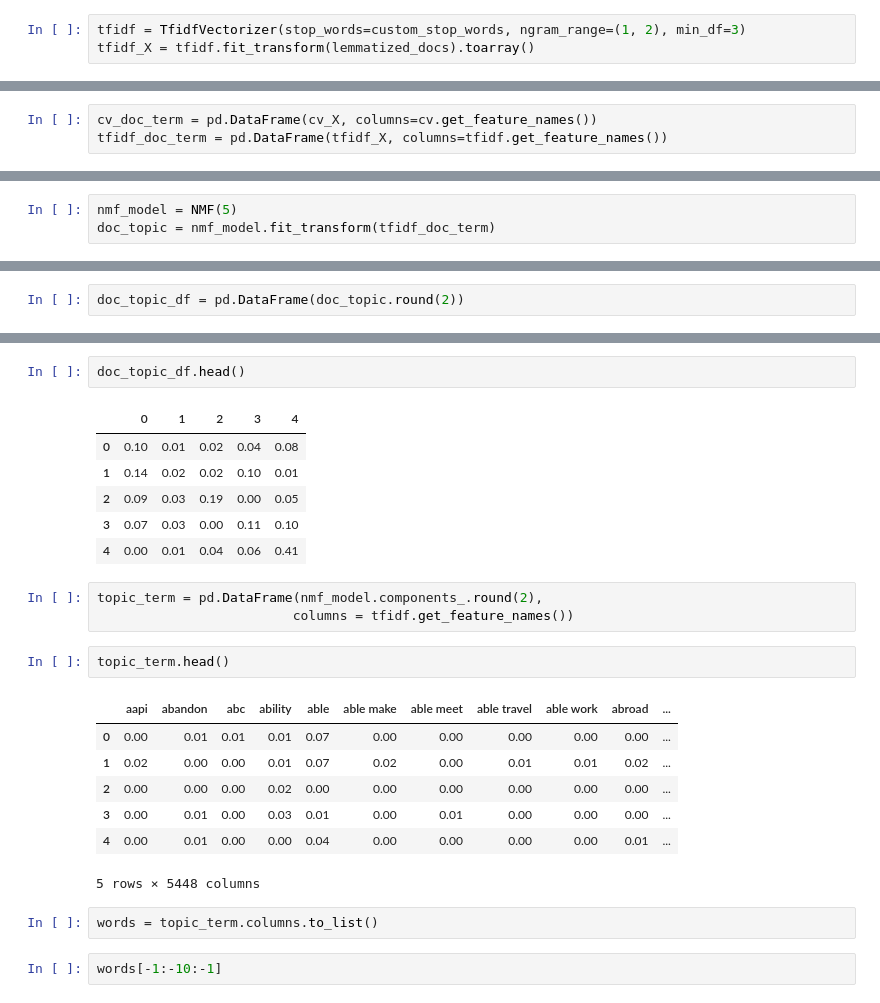
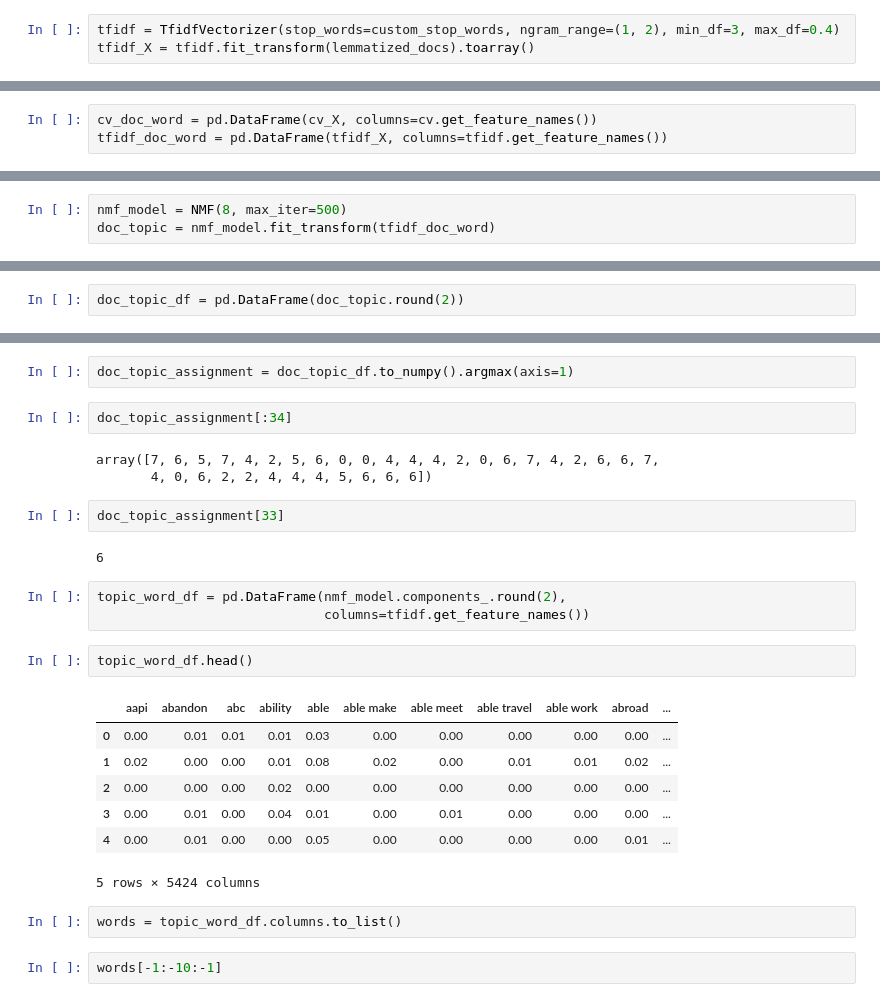
Before and after one commit to binh748/queer-asian-stories, a Jupyter notebook: notebooks/topic_modeling.ipynb, the cells around one changed output, grey strips where cells are left out. Drawn from its saved outputs; the diff is of its cells as text.

Commit message:
Almost done with topic modeling

```diff
--- a/notebooks/topic_modeling.ipynb
+++ b/notebooks/topic_modeling.ipynb
@@ -154,6 +198,6 @@ cv = CountVectorizer(stop_words=custom_stop_words, ngram_range=(1, 2), min_df=3)
 cv_X = cv.fit_transform(lemmatized_docs).toarray()
 # %%
-tfidf = TfidfVectorizer(stop_words=custom_stop_words, ngram_range=(1, 2), min_df=3)
+tfidf = TfidfVectorizer(stop_words=custom_stop_words, ngram_range=(1, 2), min_df=3, max_df=0.4)
 tfidf_X = tfidf.fit_transform(lemmatized_docs).toarray()
 # %%
 cv_X.shape
@@ -164,4 +208,4 @@ tfidf_X.shape
 # %%
-cv_doc_term = pd.DataFrame(cv_X, columns=cv.get_feature_names())
-tfidf_doc_term = pd.DataFrame(tfidf_X, columns=tfidf.get_feature_names())
+cv_doc_word = pd.DataFrame(cv_X, columns=cv.get_feature_names())
+tfidf_doc_word = pd.DataFrame(tfidf_X, columns=tfidf.get_feature_names())
 # %%
@@ -235,6 +278,6 @@ dtype: float64
 # %%
-nmf_model = NMF(5)
-doc_topic = nmf_model.fit_transform(tfidf_doc_term)
+nmf_model = NMF(8, max_iter=500)
+doc_topic = nmf_model.fit_transform(tfidf_doc_word)
 # %%
 doc_topic.shape
 # %% [output]
@@ -244,27 +299,29 @@ doc_topic_df = pd.DataFrame(doc_topic.round(2))
+# %%
+doc_topic_assignment = doc_topic_df.to_numpy().argmax(axis=1)
+# %%
+doc_topic_assignment[:34]
+# %% [output]
+array([7, 6, 5, 7, 4, 2, 5, 6, 0, 0, 4, 4, 4, 2, 0, 6, 7, 4, 2, 6, 6, 7,
+       4, 0, 6, 2, 2, 4, 4, 4, 5, 6, 6, 6])
+# %%
+doc_topic_assignment[33]
+# %% [output]
+6
+# %%
+topic_word_df = pd.DataFrame(nmf_model.components_.round(2),
+                             columns=tfidf.get_feature_names())
 # %%
-doc_topic_df.head()
+topic_word_df.head()
 # %% [output]
-|  | 0 | 1 | 2 | 3 | 4 |
-| 0 | 0.10 | 0.01 | 0.02 | 0.04 | 0.08 |
-| 1 | 0.14 | 0.02 | 0.02 | 0.10 | 0.01 |
-| 2 | 0.09 | 0.03 | 0.19 | 0.00 | 0.05 |
-| 3 | 0.07 | 0.03 | 0.00 | 0.11 | 0.10 |
-| 4 | 0.00 | 0.01 | 0.04 | 0.06 | 0.41 |
+|  | aapi | abandon | abc | ability | able | able make | able meet | able travel | able work | abroad | ... |
+| 0 | 0.00 | 0.01 | 0.01 | 0.01 | 0.03 | 0.00 | 0.00 | 0.00 | 0.00 | 0.00 | ... |
+| 1 | 0.02 | 0.00 | 0.00 | 0.01 | 0.08 | 0.02 | 0.00 | 0.01 | 0.01 | 0.02 | ... |
+| 2 | 0.00 | 0.00 | 0.00 | 0.02 | 0.00 | 0.00 | 0.00 | 0.00 | 0.00 | 0.00 | ... |
+| 3 | 0.00 | 0.01 | 0.00 | 0.04 | 0.01 | 0.00 | 0.01 | 0.00 | 0.00 | 0.00 | ... |
+| 4 | 0.00 | 0.01 | 0.00 | 0.00 | 0.05 | 0.00 | 0.00 | 0.00 | 0.00 | 0.01 | ... |
+5 rows × 5424 columns
-# %%
-topic_term = pd.DataFrame(nmf_model.components_.round(2),
-                         columns = tfidf.get_feature_names())
-# %%
-topic_term.head()
-# %% [output]
-|  | aapi | abandon | abc | ability | able | able make | able meet | able travel | able work | abroad | ... |
-| 0 | 0.00 | 0.01 | 0.01 | 0.01 | 0.07 | 0.00 | 0.00 | 0.00 | 0.00 | 0.00 | ... |
-| 1 | 0.02 | 0.00 | 0.00 | 0.01 | 0.07 | 0.02 | 0.00 | 0.01 | 0.01 | 0.02 | ... |
-| 2 | 0.00 | 0.00 | 0.00 | 0.02 | 0.00 | 0.00 | 0.00 | 0.00 | 0.00 | 0.00 | ... |
-| 3 | 0.00 | 0.01 | 0.00 | 0.03 | 0.01 | 0.00 | 0.01 | 0.00 | 0.00 | 0.00 | ... |
-| 4 | 0.00 | 0.01 | 0.00 | 0.00 | 0.04 | 0.00 | 0.00 | 0.00 | 0.00 | 0.01 | ... |
-5 rows × 5448 columns
 # %%
-words = topic_term.columns.to_list()
+words = topic_word_df.columns.to_list()
 # %%
 words[-1:-10:-1]
 # %% [output]
```
Also changed, not shown: parts of 48 cells of this notebook.
